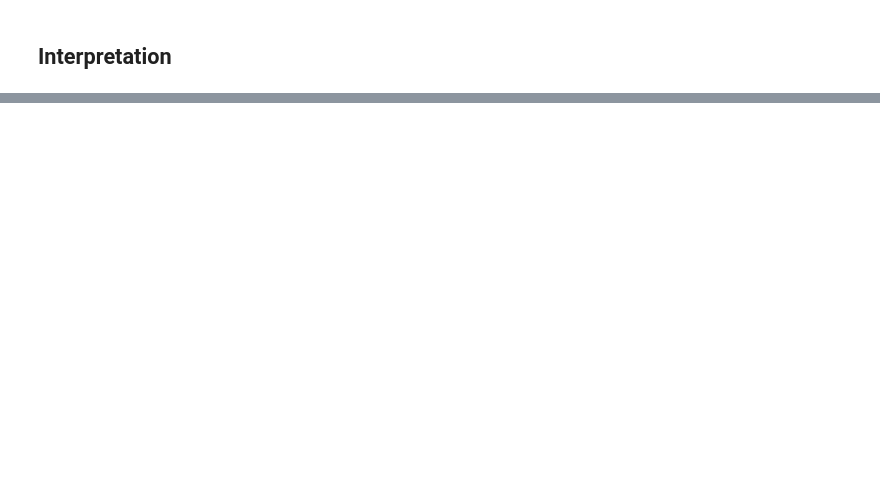
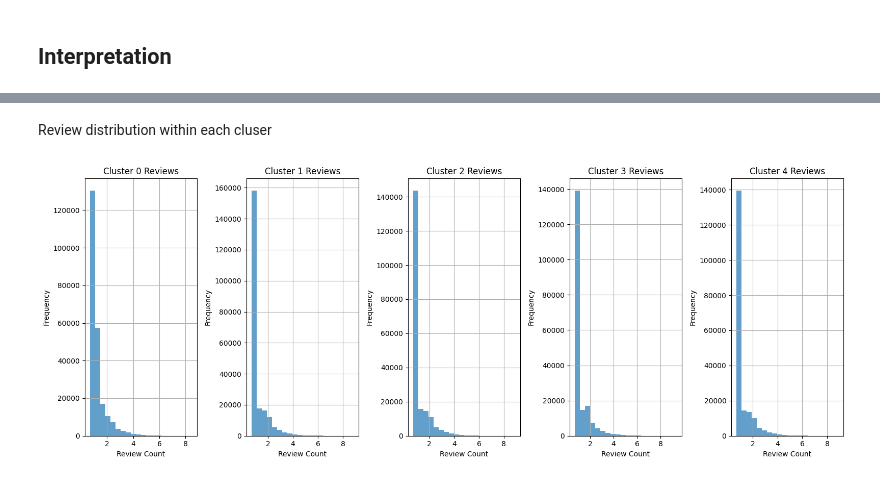
Before and after one commit to Algoholics-Anonymous/COMP3610A3, a Jupyter notebook: Clustering_KMeans.ipynb, the cells around one changed output, grey strips where cells are left out. Drawn from its saved outputs; the diff is of its cells as text; code cells hidden in the pictures; blank space fills up the shorter version.

Commit message:
CLustering changes

```diff
--- a/Clustering_KMeans.ipynb
+++ b/Clustering_KMeans.ipynb
@@ -181,0 +237,7 @@ Cluster 1:
+# %%
+brand_mapping = dict(zip(encoder_brand.transform(encoder_brand.classes_), encoder_brand.classes_))
+category_mapping = {v: k for k, v in category_map.items()}
+
+# Add the original brand and category names to the dataframe
+product_df['brand_name'] = product_df['brand_id'].map(brand_mapping)
+product_df['category_name'] = product_df['category_id'].map(category_mapping)
@@ -181,0 +273,11 @@ Cluster 1:
+# %%
+# 4. Rating distribution within each cluster
+plt.figure(figsize=(16, 6))
+for i in range(5):
+    plt.subplot(1, 5, i+1)
+    product_df[product_df['cluster'] == i]['mean_rating'].hist(bins=20, alpha=0.7)
+    plt.title(f'Cluster {i} Ratings')
+    plt.xlabel('Rating')
+    plt.ylabel('Frequency')
+plt.tight_layout()
+plt.show()
@@ -181,0 +286,15 @@ Cluster 1:
+# %% [markdown]
+Review distribution within each cluser
+# %%
+# Review count distribution within each cluster
+plt.figure(figsize=(16, 6))
+for i in range(5):
+    plt.subplot(1, 5, i+1)
+    product_df[product_df['cluster'] == i]['total_reviews'].apply(np.log1p).hist(bins=20, alpha=0.7)
+    plt.title(f'Cluster {i} Reviews')
+    plt.xlabel('Review Count')
+    plt.ylabel('Frequency')
+plt.tight_layout()
+plt.show()
+# %% [output]
+[figure, added]
```
Also changed, not shown: parts of 13 cells of this notebook.
